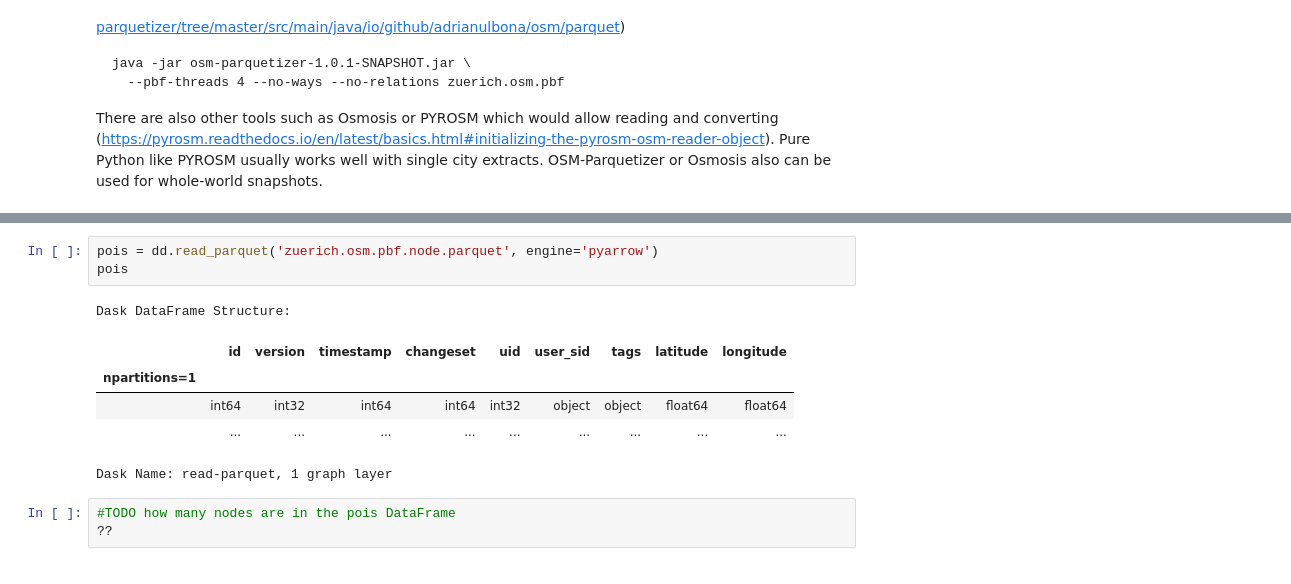
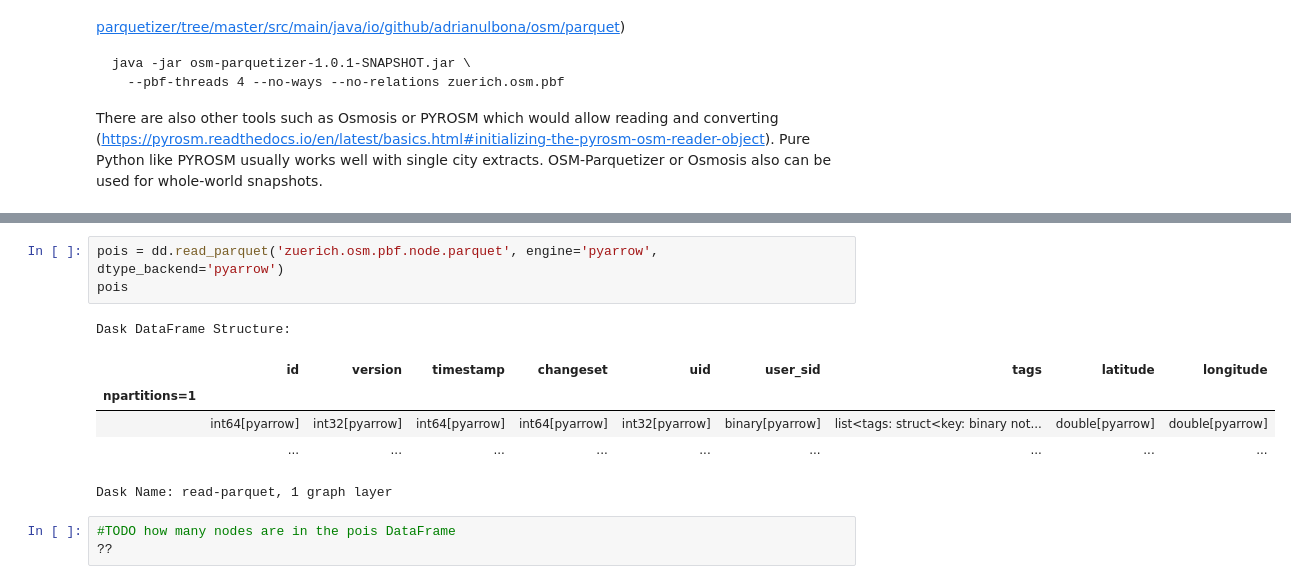
Before and after one commit to moritz9/advancedgis23_lab2, a Jupyter notebook: advanced-gis-2023-spatial-big-data-lab-2-1.ipynb, the cells around one changed output, grey strips where cells are left out. Drawn from its saved outputs; the diff is of its cells as text.

Commit message:
Adjust lab2.1 to new dask and pyarrow

```diff
--- a/advanced-gis-2023-spatial-big-data-lab-2-1.ipynb
+++ b/advanced-gis-2023-spatial-big-data-lab-2-1.ipynb
@@ -250,12 +247,12 @@ To: /Users/neun/git/ethz_gis3/zuerich.osm.pbf.node.parquet
 'zuerich.osm.pbf.node.parquet'
 # %%
-pois = dd.read_parquet('zuerich.osm.pbf.node.parquet', engine='pyarrow')
+pois = dd.read_parquet('zuerich.osm.pbf.node.parquet', engine='pyarrow', dtype_backend='pyarrow')
 pois
 # %% [output]
 Dask DataFrame Structure:
 |  | id | version | timestamp | changeset | uid | user_sid | tags | latitude | longitude |
 | npartitions=1 |  |  |  |  |  |  |  |  |  |
-|  | int64 | int32 | int64 | int64 | int32 | object | object | float64 | float64 |
+|  | int64[pyarrow] | int32[pyarrow] | int64[pyarrow] | int64[pyarrow] | int32[pyarrow] | binary[pyarrow] | list<tags: struct<key: binary not... | double[pyarrow] | double[pyarrow] |
 |  | ... | ... | ... | ... | ... | ... | ... | ... | ... |
 Dask Name: read-parquet, 1 graph layer
 # %%
```
Also changed, not shown: parts of 12 cells of this notebook.
